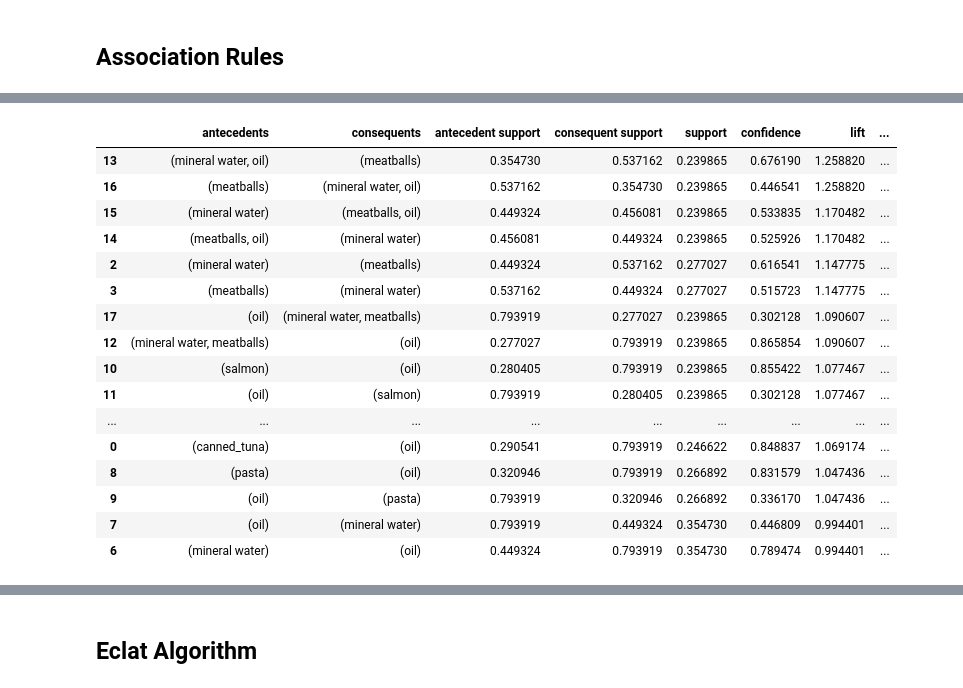
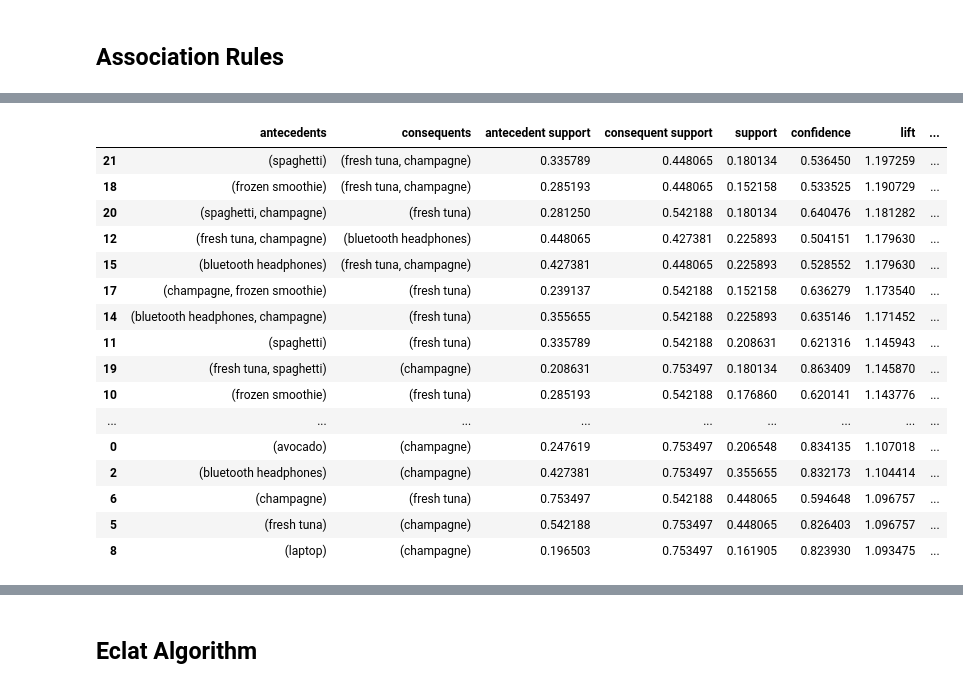
Before and after one commit to beatrizmarques2005/customer_segmentation, a Jupyter notebook: notebook_testing/analysis.ipynb, the cells around one changed output, grey strips where cells are left out. Saved outputs shown, nothing was run; the diff lists cells and outputs as text; code cells hidden in the pictures.

```diff
--- a/notebook_testing/analysis.ipynb
+++ b/notebook_testing/analysis.ipynb
@@ -59,4 +60,4 @@ plot_all_clusters_profile_plotly(vars, cluster_avg, database_avg)
 # %% [markdown]
 ## Association Rules
 # %%
-df_items0, items_list0 = transform_dataset(customer_basket, final_clustering,1)
+df_items, items_list = transform_dataset(customer_basket, final_clustering,8)
@@ -85,22 +84,23 @@ df_items0, items_list0
 # %%
-frequent_itemsets, rules = apriori_algorithm(df_items0, min_support=0.2, metric='confidence', confidence_threshold = 0.2)
+frequent_itemsets, rules = apriori_algorithm(df_items, min_support=0.15, metric='confidence', confidence_threshold = 0.5)
 # %%
-rules.sort_values('lift', ascending=False)
+rules = rules.sort_values('lift', ascending=False)
+rules
 # %% [output]
 |  | antecedents | consequents | antecedent support | consequent support | support | confidence | lift | ... |
-| 13 | (mineral water, oil) | (meatballs) | 0.354730 | 0.537162 | 0.239865 | 0.676190 | 1.258820 | ... |
-| 16 | (meatballs) | (mineral water, oil) | 0.537162 | 0.354730 | 0.239865 | 0.446541 | 1.258820 | ... |
-| 15 | (mineral water) | (meatballs, oil) | 0.449324 | 0.456081 | 0.239865 | 0.533835 | 1.170482 | ... |
-| 14 | (meatballs, oil) | (mineral water) | 0.456081 | 0.449324 | 0.239865 | 0.525926 | 1.170482 | ... |
-| 2 | (mineral water) | (meatballs) | 0.449324 | 0.537162 | 0.277027 | 0.616541 | 1.147775 | ... |
-| 3 | (meatballs) | (mineral water) | 0.537162 | 0.449324 | 0.277027 | 0.515723 | 1.147775 | ... |
-| 17 | (oil) | (mineral water, meatballs) | 0.793919 | 0.277027 | 0.239865 | 0.302128 | 1.090607 | ... |
-| 12 | (mineral water, meatballs) | (oil) | 0.277027 | 0.793919 | 0.239865 | 0.865854 | 1.090607 | ... |
-| 10 | (salmon) | (oil) | 0.280405 | 0.793919 | 0.239865 | 0.855422 | 1.077467 | ... |
-| 11 | (oil) | (salmon) | 0.793919 | 0.280405 | 0.239865 | 0.302128 | 1.077467 | ... |
+| 21 | (spaghetti) | (fresh tuna, champagne) | 0.335789 | 0.448065 | 0.180134 | 0.536450 | 1.197259 | ... |
+| 18 | (frozen smoothie) | (fresh tuna, champagne) | 0.285193 | 0.448065 | 0.152158 | 0.533525 | 1.190729 | ... |
+| 20 | (spaghetti, champagne) | (fresh tuna) | 0.281250 | 0.542188 | 0.180134 | 0.640476 | 1.181282 | ... |
+| 12 | (fresh tuna, champagne) | (bluetooth headphones) | 0.448065 | 0.427381 | 0.225893 | 0.504151 | 1.179630 | ... |
+| 15 | (bluetooth headphones) | (fresh tuna, champagne) | 0.427381 | 0.448065 | 0.225893 | 0.528552 | 1.179630 | ... |
+| 17 | (champagne, frozen smoothie) | (fresh tuna) | 0.239137 | 0.542188 | 0.152158 | 0.636279 | 1.173540 | ... |
+| 14 | (bluetooth headphones, champagne) | (fresh tuna) | 0.355655 | 0.542188 | 0.225893 | 0.635146 | 1.171452 | ... |
+| 11 | (spaghetti) | (fresh tuna) | 0.335789 | 0.542188 | 0.208631 | 0.621316 | 1.145943 | ... |
+| 19 | (fresh tuna, spaghetti) | (champagne) | 0.208631 | 0.753497 | 0.180134 | 0.863409 | 1.145870 | ... |
+| 10 | (frozen smoothie) | (fresh tuna) | 0.285193 | 0.542188 | 0.176860 | 0.620141 | 1.143776 | ... |
 | ... | ... | ... | ... | ... | ... | ... | ... | ... |
-| 0 | (canned_tuna) | (oil) | 0.290541 | 0.793919 | 0.246622 | 0.848837 | 1.069174 | ... |
-| 8 | (pasta) | (oil) | 0.320946 | 0.793919 | 0.266892 | 0.831579 | 1.047436 | ... |
-| 9 | (oil) | (pasta) | 0.793919 | 0.320946 | 0.266892 | 0.336170 | 1.047436 | ... |
-| 7 | (oil) | (mineral water) | 0.793919 | 0.449324 | 0.354730 | 0.446809 | 0.994401 | ... |
-| 6 | (mineral water) | (oil) | 0.449324 | 0.793919 | 0.354730 | 0.789474 | 0.994401 | ... |
+| 0 | (avocado) | (champagne) | 0.247619 | 0.753497 | 0.206548 | 0.834135 | 1.107018 | ... |
+| 2 | (bluetooth headphones) | (champagne) | 0.427381 | 0.753497 | 0.355655 | 0.832173 | 1.104414 | ... |
+| 6 | (champagne) | (fresh tuna) | 0.753497 | 0.542188 | 0.448065 | 0.594648 | 1.096757 | ... |
+| 5 | (fresh tuna) | (champagne) | 0.542188 | 0.753497 | 0.448065 | 0.826403 | 1.096757 | ... |
+| 8 | (laptop) | (champagne) | 0.196503 | 0.753497 | 0.161905 | 0.823930 | 1.093475 | ... |
```
Also changed, not shown: parts of 8 cells of this notebook, 2 other files.
